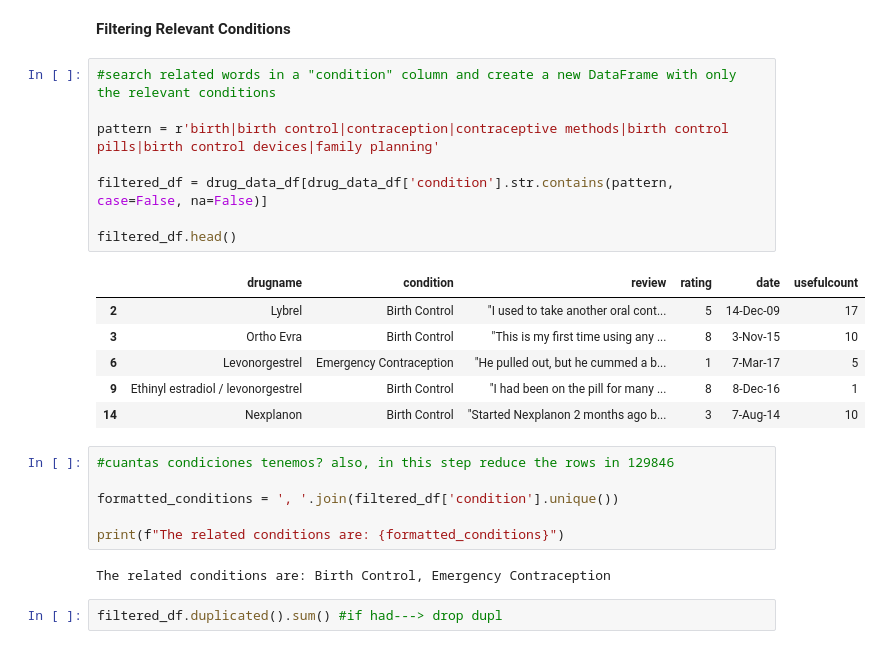
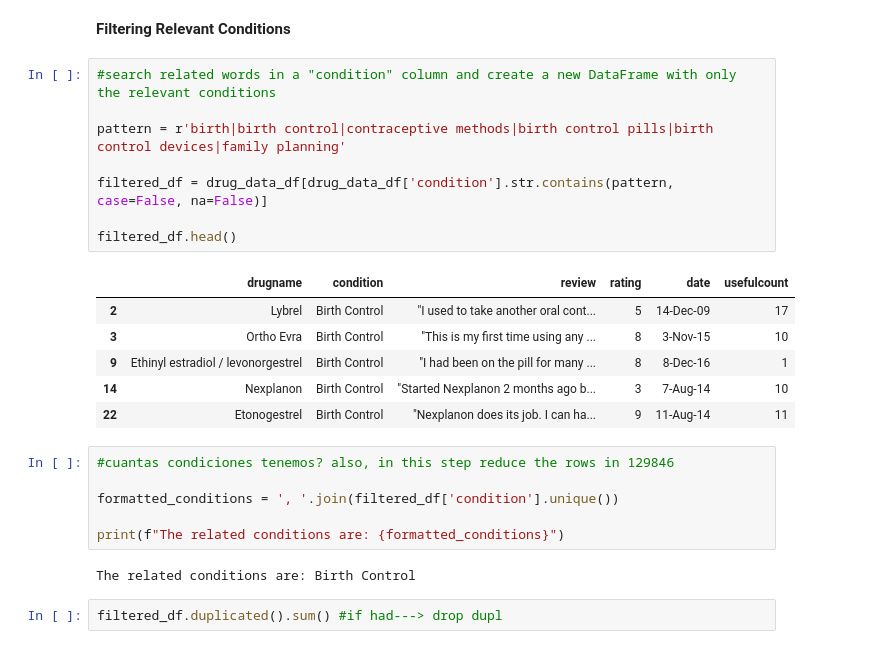
Before and after one commit to celefigs/collaborative_project, a Jupyter notebook: celes_copy.ipynb, the cells around one changed output. Saved outputs shown, nothing was run; the diff lists cells and outputs as text.

```diff
--- a/celes_copy.ipynb
+++ b/celes_copy.ipynb
@@ -123,18 +110,18 @@ drug_data_df.columns = drug_data_df.columns.str.lower()
 # %%
 #search related words in a "condition" column and create a new DataFrame with only the relevant conditions
 
-pattern = r'birth|birth control|contraception|contraceptive methods|birth control pills|birth control devices|family planning'
+pattern = r'birth|birth control|contraceptive methods|birth control pills|birth control devices|family planning'
 
 filtered_df = drug_data_df[drug_data_df['condition'].str.contains(pattern, case=False, na=False)]
 
 filtered_df.head()
 # %% [output]
 |  | drugname | condition | review | rating | date | usefulcount |
 | 2 | Lybrel | Birth Control | "I used to take another oral cont... | 5 | 14-Dec-09 | 17 |
 | 3 | Ortho Evra | Birth Control | "This is my first time using any ... | 8 | 3-Nov-15 | 10 |
-| 6 | Levonorgestrel | Emergency Contraception | "He pulled out, but he cummed a b... | 1 | 7-Mar-17 | 5 |
 | 9 | Ethinyl estradiol / levonorgestrel | Birth Control | "I had been on the pill for many ... | 8 | 8-Dec-16 | 1 |
 | 14 | Nexplanon | Birth Control | "Started Nexplanon 2 months ago b... | 3 | 7-Aug-14 | 10 |
+| 22 | Etonogestrel | Birth Control | "Nexplanon does its job. I can ha... | 9 | 11-Aug-14 | 11 |
 # %%
 #cuantas condiciones tenemos? also, in this step reduce the rows in 129846
 
@@ -142,7 +129,7 @@ formatted_conditions = ', '.join(filtered_df['condition'].unique())
 
 print(f"The related conditions are: {formatted_conditions}")
 # %% [output]
-The related conditions are: Birth Control, Emergency Contraception
+The related conditions are: Birth Control
 # %%
 filtered_df.duplicated().sum() #if had---> drop dupl
 # %% [output]
```
Also changed, not shown: parts of 23 cells of this notebook, 1 other file.
